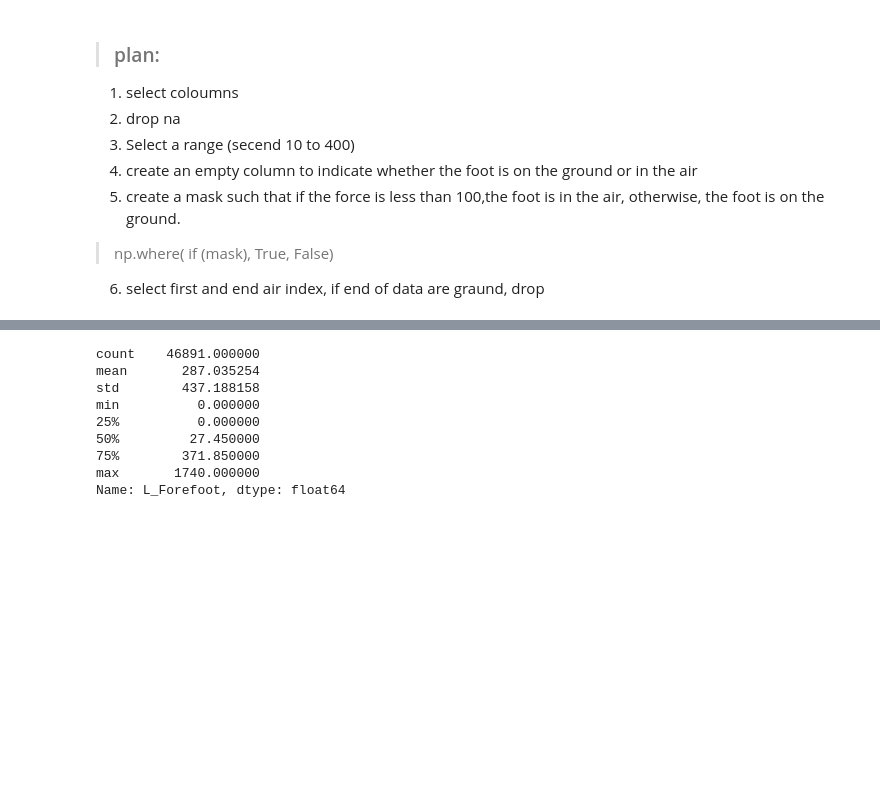
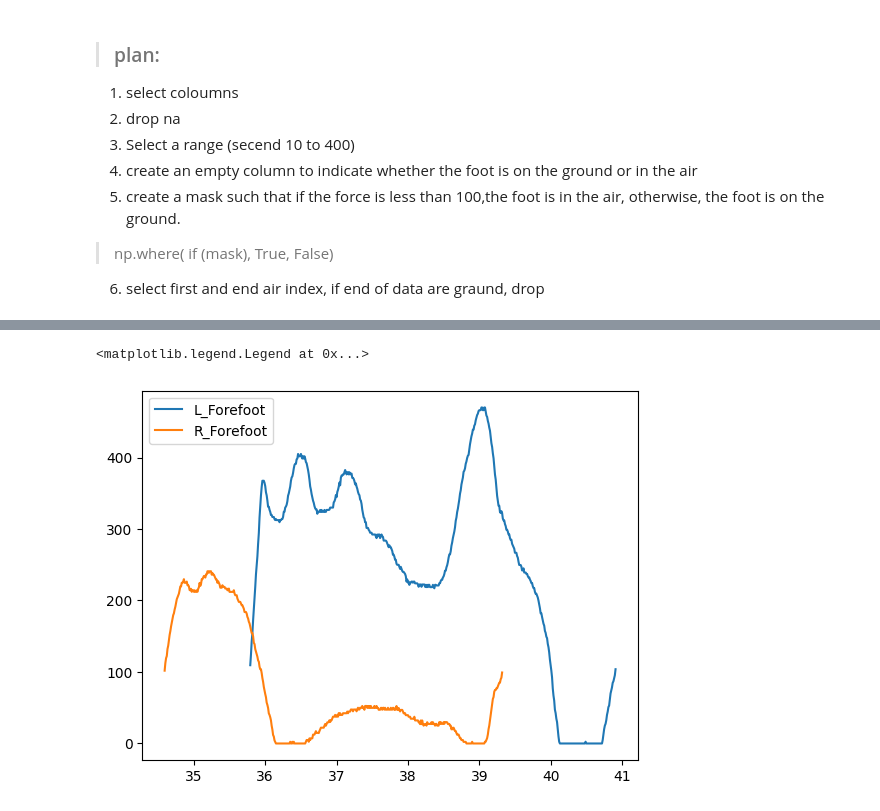
Before and after one commit to Mohsenmohebbi1993/Biomechanik, a Jupyter notebook: notebooks/3. Analysis Foot HeartRate GPX.ipynb, the cells around one changed output, grey strips where cells are left out. Cells and saved outputs as stored; diff of their text form; code cells hidden in the pictures; blank space fills up the shorter version.

```diff
--- a/notebooks/3. Analysis Foot HeartRate GPX.ipynb
+++ b/notebooks/3. Analysis Foot HeartRate GPX.ipynb
@@ -627,12 +810,8 @@ df_forcefoot
-# %%
-df["L_Forefoot"].describe()
-# %% [output]
-count    46891.000000
-mean       287.035254
-std        437.188158
-min          0.000000
-25%          0.000000
-50%         27.450000
-75%        371.850000
-max       1740.000000
-Name: L_Forefoot, dtype: float64
+# %%
+ss = pd.read_csv("C:/Users/user/Desktop/Book1.csv")
+plt.plot( ss["Time_x"],ss["L_Forefoot"], label="L_Forefoot")
+plt.plot( ss["Time_x"],ss["R_Forefoot"], label="R_Forefoot")
+plt.legend(loc="upper left")
+# %% [output]
+<matplotlib.legend.Legend at 0x...>
+[figure, added]
```
Also changed, not shown: parts of 14 cells of this notebook.
